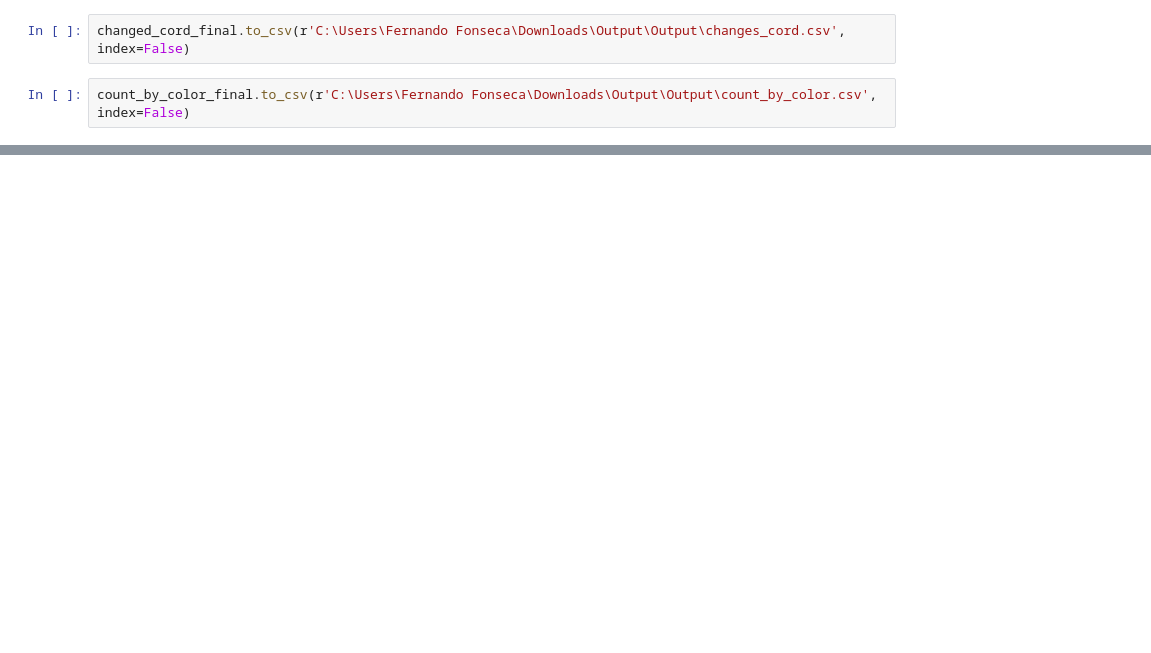
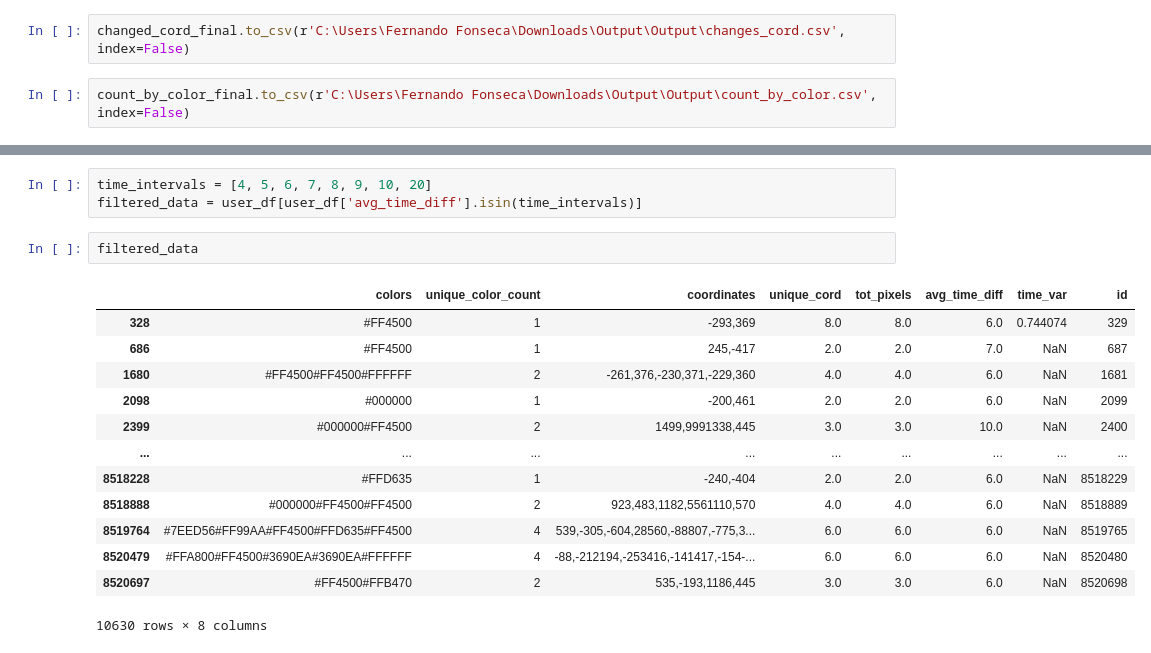
Before and after one commit to alexahildebrand/CloudComputing2, a Jupyter notebook: merging_summary_statistics.ipynb, the cells around one changed output, grey strips where cells are left out. Cells and saved outputs as stored; diff of their text form; blank space fills up the shorter version.

```diff
--- a/merging_summary_statistics.ipynb
+++ b/merging_summary_statistics.ipynb
@@ -425,0 +425,19 @@ count_by_color_final.to_csv(r'C:\Users\Fernando Fonseca\Downloads\Output\Output\
+# %%
+time_intervals = [4, 5, 6, 7, 8, 9, 10, 20]
+filtered_data = user_df[user_df['avg_time_diff'].isin(time_intervals)]
+# %%
+filtered_data
+# %% [output]
+|  | colors | unique_color_count | coordinates | unique_cord | tot_pixels | avg_time_diff | time_var | id |
+| 328 | #FF4500 | 1 | -293,369 | 8.0 | 8.0 | 6.0 | 0.744074 | 329 |
+| 686 | #FF4500 | 1 | 245,-417 | 2.0 | 2.0 | 7.0 | NaN | 687 |
+| 1680 | #FF4500#FF4500#FFFFFF | 2 | -261,376,-230,371,-229,360 | 4.0 | 4.0 | 6.0 | NaN | 1681 |
+| 2098 | #000000 | 1 | -200,461 | 2.0 | 2.0 | 6.0 | NaN | 2099 |
+| 2399 | #000000#FF4500 | 2 | 1499,9991338,445 | 3.0 | 3.0 | 10.0 | NaN | 2400 |
+| ... | ... | ... | ... | ... | ... | ... | ... | ... |
+| 8518228 | #FFD635 | 1 | -240,-404 | 2.0 | 2.0 | 6.0 | NaN | 8518229 |
+| 8518888 | #000000#FF4500#FF4500 | 2 | 923,483,1182,5561110,570 | 4.0 | 4.0 | 6.0 | NaN | 8518889 |
+| 8519764 | #7EED56#FF99AA#FF4500#FFD635#FF4500 | 4 | 539,-305,-604,28560,-88807,-775,3... | 6.0 | 6.0 | 6.0 | NaN | 8519765 |
+| 8520479 | #FFA800#FF4500#3690EA#3690EA#FFFFFF | 4 | -88,-212194,-253416,-141417,-154-... | 6.0 | 6.0 | 6.0 | NaN | 8520480 |
+| 8520697 | #FF4500#FFB470 | 2 | 535,-193,1186,445 | 3.0 | 3.0 | 6.0 | NaN | 8520698 |
+10630 rows × 8 columns
```
Also changed, not shown: parts of 24 cells of this notebook.
